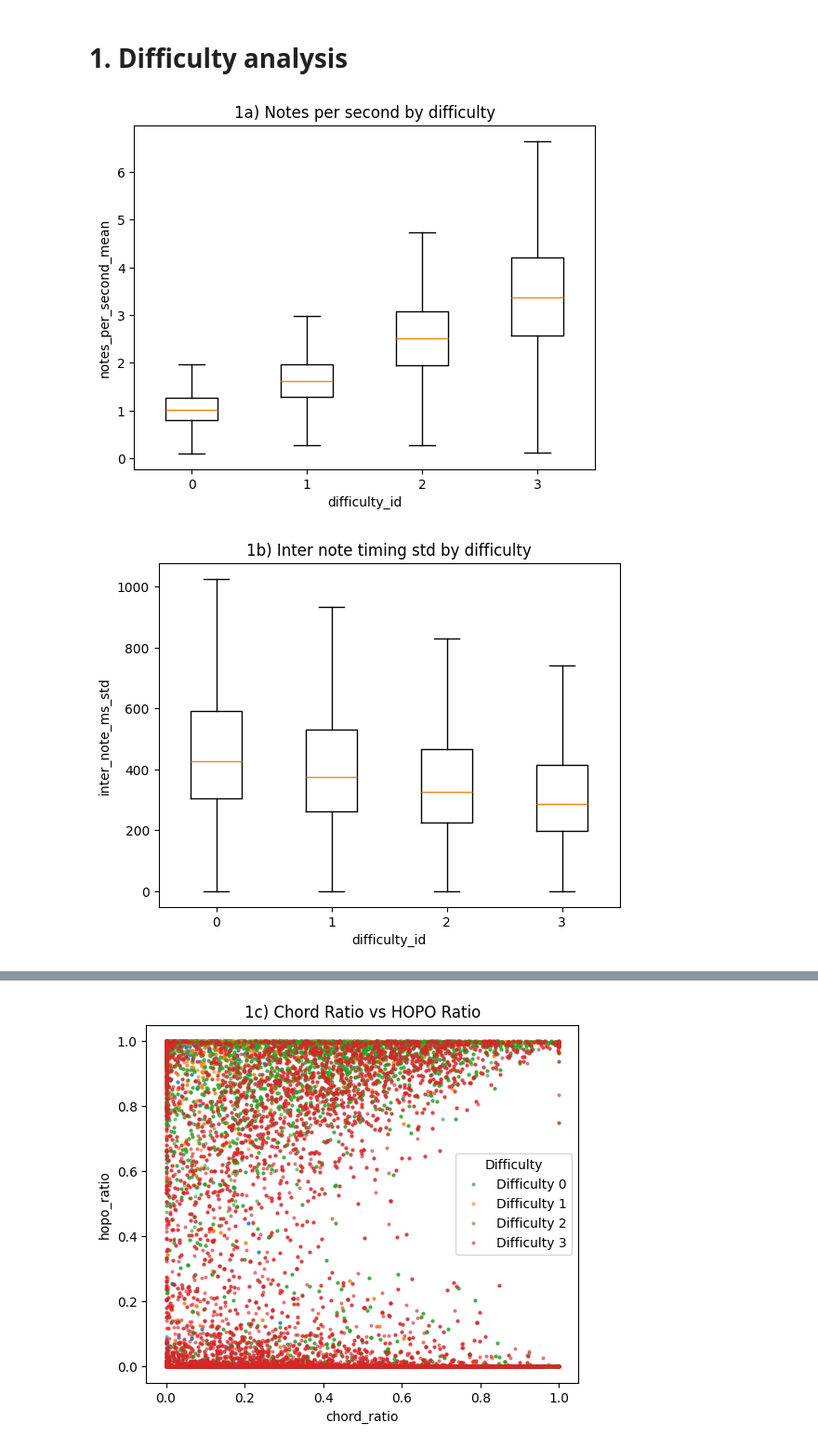
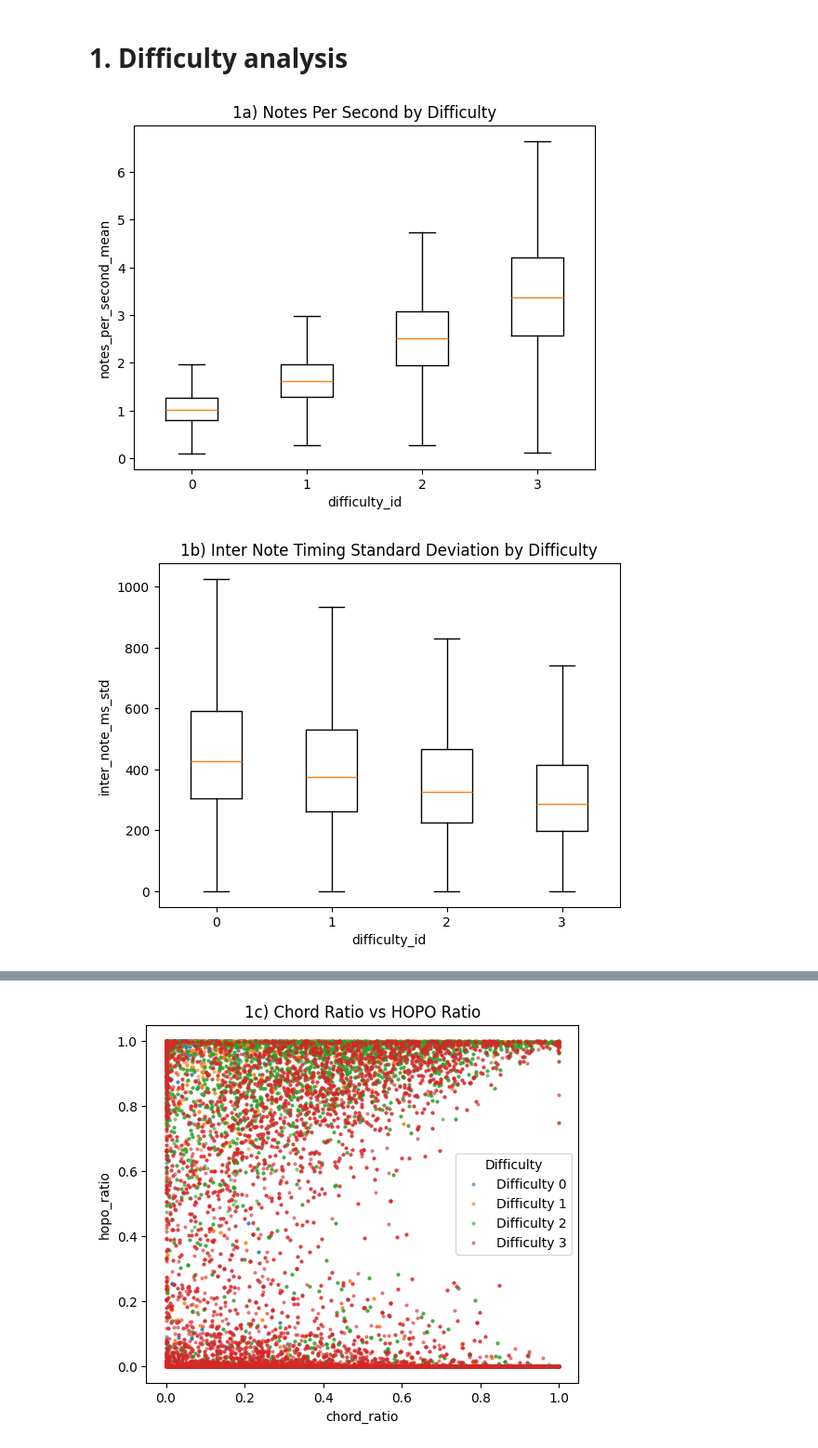
Before and after one commit to MattGroho/tab-hero, a Jupyter notebook: notebooks/data_deepdive_refactored.ipynb, the cells around one changed output, grey strips where cells are left out. Shown at 93% size. Cells and saved outputs as stored; diff of their text form; code cells hidden in the pictures.

```diff
--- a/notebooks/data_deepdive_refactored.ipynb
+++ b/notebooks/data_deepdive_refactored.ipynb
@@ -156,16 +156,16 @@ df_tabs.head()
 # %%
 def plot_box_by_difficulty(df, y_col, title):
     diffs = sorted(df["difficulty_id"].dropna().unique())
     groups = [df.loc[df["difficulty_id"] == d, y_col].dropna() for d in diffs]
     plt.boxplot(groups, labels=[str(d) for d in diffs], showfliers=False)
     plt.xlabel("difficulty_id")
     plt.ylabel(y_col)
     plt.title(title)
     plt.show()
 
 
-plot_box_by_difficulty(df_features, "notes_per_second_mean", "1a) Notes per second by difficulty")
-plot_box_by_difficulty(df_features, "inter_note_ms_std", "1b) Inter note timing std by difficulty")
+plot_box_by_difficulty(df_features, "notes_per_second_mean", "1a) Notes Per Second by Difficulty")
+plot_box_by_difficulty(df_features, "inter_note_ms_std", "1b) Inter Note Timing Standard Deviation by Difficulty")
 # %% [output]
-[figure, old version]
+[figure, new version]
-[figure, old version]
+[figure, new version]
```
Also changed, not shown: parts of 54 cells of this notebook.
